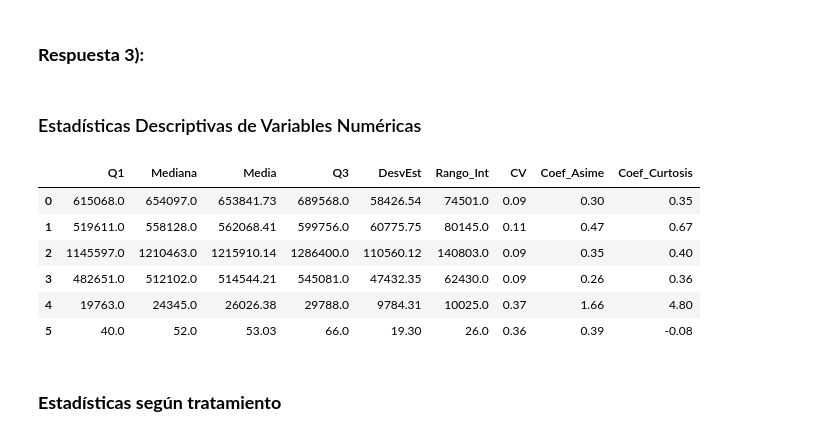
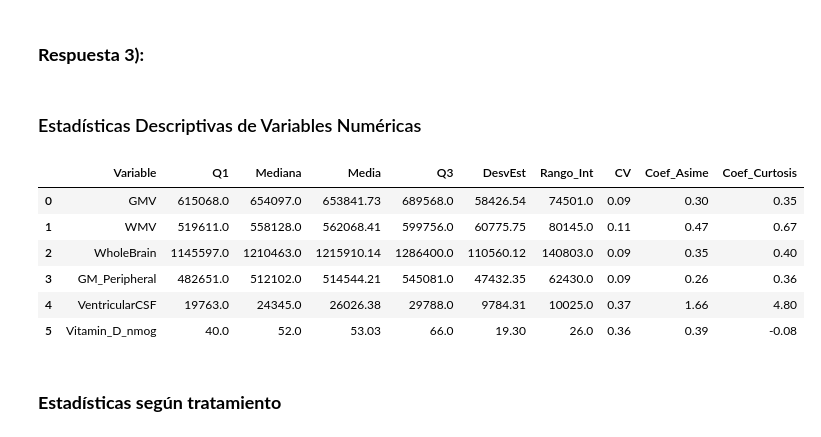
Before and after one commit to xlisouski/Neurociencia, a Jupyter notebook: TP_Unidad1_XimenaLisouski.ipynb, the cells around one changed output. Saved outputs shown, nothing was run; the diff lists cells and outputs as text; code cells hidden in the pictures.

```diff
--- a/TP_Unidad1_XimenaLisouski.ipynb
+++ b/TP_Unidad1_XimenaLisouski.ipynb
@@ -387,59 +387,49 @@ Text(0.5, 1.0, 'Distribución de Vitamin_D_nmog')
 # %% [markdown]
 ### **Respuesta 3):**
 # %%
-def CalculaMetricas(variable):
+variables_num = ['GMV', 'WMV', 'WholeBrain', 'GM_Peripheral', 'VentricularCSF','Vitamin_D_nmog']
 
-    media = variable.mean()
-    mediana = variable.median()
-    media_recortada = scipy.stats.trim_mean(variable,0.1)
-    varianza = variable.var()
-    desvio = variable.std()
-    primer_cuartil = variable.quantile(0.25)
-    tercer_cuartil = variable.quantile(0.75)
-    percentil_1 = variable.quantile(0.01)
-    percentil_99 = variable.quantile(0.99)
-    error_estandar = scipy.stats.sem(variable)
-    cv = scipy.stats.variation(variable)
-    asimetria = scipy.stats.skew(variable)
-    curtosis = scipy.stats.kurtosis(variable)
+resumen_t = pd.DataFrame(columns=['Variable','Q1','Mediana', 'Media',   'Q3', 'DesvEst','Rango_Int','CV','Coef_Asime','Coef_Curtosis'])
 
-    resultado = pd.DataFrame({
+display(Markdown(f"### Estadísticas Descriptivas de Variables Numéricas"))
 
+for variable in variables_num:
+
+    media = df[variable].mean()
+    mediana = df[variable].median()
+    desvio = df[variable].std()
+    primer_cuartil = df[variable].quantile(0.25)
+    tercer_cuartil = df[variable].quantile(0.75)
+    cv = scipy.stats.variation(df[variable])
+    asimetria = scipy.stats.skew(df[variable])
+    curtosis = scipy.stats.kurtosis(df[variable])
+
+    nueva_fila = pd.DataFrame({
+        'Variable': [variable],
         'Q1': [round(primer_cuartil, 0)],
         'Mediana': [round(mediana, 0)],
         'Media': [round(media, 2)],
         'Q3': [round(tercer_cuartil, 0)],
         'DesvEst': [round(desvio, 2)],
         'Rango_Int': [round(tercer_cuartil - primer_cuartil, 0)],
         'CV': [round(cv, 2)],
         'Coef_Asime': [round(asimetria, 2)],
         'Coef_Curtosis': [round(curtosis, 2)]
     })
 
-    return resultado
+
+    resumen_t =  pd.concat([resumen_t, nueva_fila], axis=0, ignore_index=True)
+
+resumen_t
+# %% [output]
+### Estadísticas Descriptivas de Variables Numéricas
+|  | Variable | Q1 | Mediana | Media | Q3 | DesvEst | Rango_Int | CV | Coef_Asime | Coef_Curtosis |
+| 0 | GMV | 615068.0 | 654097.0 | 653841.73 | 689568.0 | 58426.54 | 74501.0 | 0.09 | 0.30 | 0.35 |
+| 1 | WMV | 519611.0 | 558128.0 | 562068.41 | 599756.0 | 60775.75 | 80145.0 | 0.11 | 0.47 | 0.67 |
+| 2 | WholeBrain | 1145597.0 | 1210463.0 | 1215910.14 | 1286400.0 | 110560.12 | 140803.0 | 0.09 | 0.35 | 0.40 |
+| 3 | GM_Peripheral | 482651.0 | 512102.0 | 514544.21 | 545081.0 | 47432.35 | 62430.0 | 0.09 | 0.26 | 0.36 |
+| 4 | VentricularCSF | 19763.0 | 24345.0 | 26026.38 | 29788.0 | 9784.31 | 10025.0 | 0.37 | 1.66 | 4.80 |
+| 5 | Vitamin_D_nmog | 40.0 | 52.0 | 53.03 | 66.0 | 19.30 | 26.0 | 0.36 | 0.39 | -0.08 |
-# %%
-variables_num = ['GMV', 'WMV', 'WholeBrain', 'GM_Peripheral', 'VentricularCSF','Vitamin_D_nmog']
-
-resumen_t = pd.DataFrame(columns=['Q1','Mediana', 'Media',   'Q3', 'DesvEst','Rango_Int','CV','Coef_Asime','Coef_Curtosis'])
-
-display(Markdown(f"### Estadísticas Descriptivas de Variables Numéricas"))
-
-for variable_num in variables_num:
-
-    nueva_fila = CalculaMetricas(df[variable_num])
-
-    resumen_t =  pd.concat([resumen_t, nueva_fila], axis=0, ignore_index=True)
-
-resumen_t
-# %% [output]
-### Estadísticas Descriptivas de Variables Numéricas
-|  | Q1 | Mediana | Media | Q3 | DesvEst | Rango_Int | CV | Coef_Asime | Coef_Curtosis |
-| 0 | 615068.0 | 654097.0 | 653841.73 | 689568.0 | 58426.54 | 74501.0 | 0.09 | 0.30 | 0.35 |
-| 1 | 519611.0 | 558128.0 | 562068.41 | 599756.0 | 60775.75 | 80145.0 | 0.11 | 0.47 | 0.67 |
-| 2 | 1145597.0 | 1210463.0 | 1215910.14 | 1286400.0 | 110560.12 | 140803.0 | 0.09 | 0.35 | 0.40 |
-| 3 | 482651.0 | 512102.0 | 514544.21 | 545081.0 | 47432.35 | 62430.0 | 0.09 | 0.26 | 0.36 |
-| 4 | 19763.0 | 24345.0 | 26026.38 | 29788.0 | 9784.31 | 10025.0 | 0.37 | 1.66 | 4.80 |
-| 5 | 40.0 | 52.0 | 53.03 | 66.0 | 19.30 | 26.0 | 0.36 | 0.39 | -0.08 |
 # %%
 variables_num = ['GMV', 'WMV', 'WholeBrain', 'GM_Peripheral', 'VentricularCSF','Vitamin_D_nmog']
 
```
